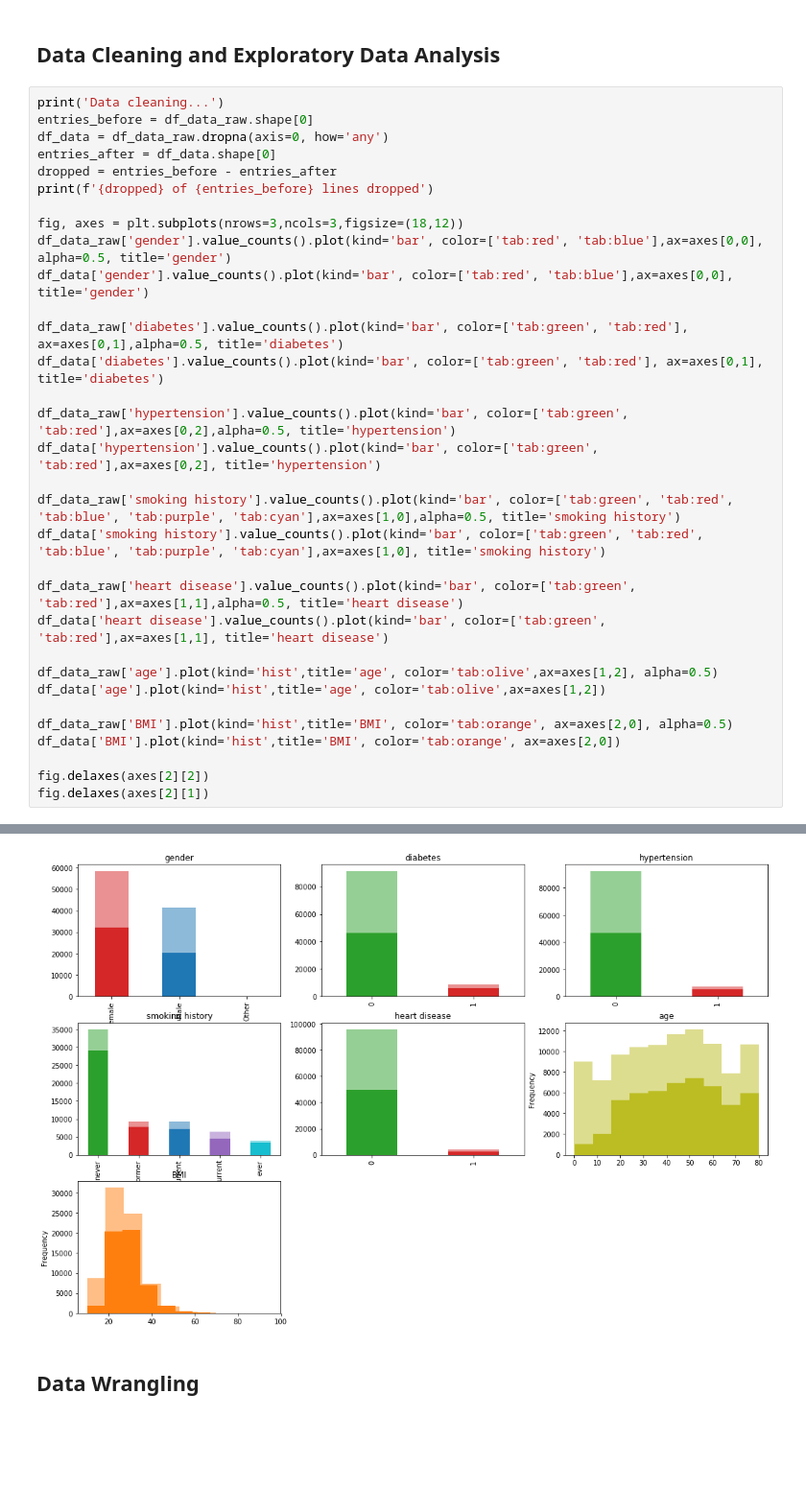
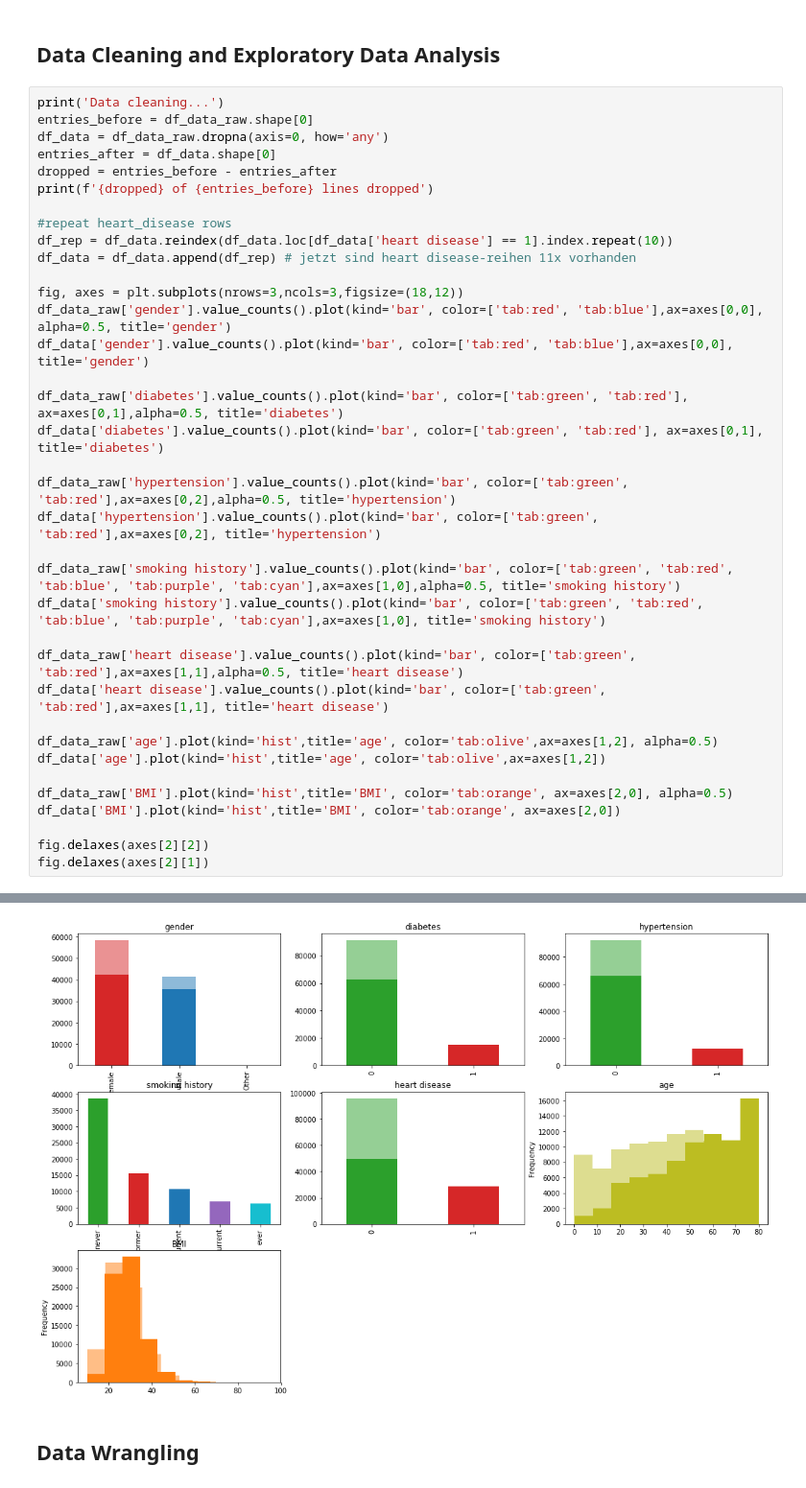
Before and after one commit to SebastianReimer/Classification_clinical_data, a Jupyter notebook: notebooks/Classification_Notebook.ipynb, the cells around one changed output, grey strips where cells are left out. Shown: that part at 96% size. Drawn from its saved outputs; the diff is of its cells as text; blank space fills up the shorter version.

Commit message:
repeated target variables 11x

```diff
--- a/notebooks/Classification_Notebook.ipynb
+++ b/notebooks/Classification_Notebook.ipynb
@@ -28,35 +28,39 @@ df_data = df_data_raw.dropna(axis=0, how='any')
 entries_after = df_data.shape[0]
 dropped = entries_before - entries_after
 print(f'{dropped} of {entries_before} lines dropped')
+
+#repeat heart_disease rows
+df_rep = df_data.reindex(df_data.loc[df_data['heart disease'] == 1].index.repeat(10))
+df_data = df_data.append(df_rep) # jetzt sind heart disease-reihen 11x vorhanden
 
 fig, axes = plt.subplots(nrows=3,ncols=3,figsize=(18,12))
 df_data_raw['gender'].value_counts().plot(kind='bar', color=['tab:red', 'tab:blue'],ax=axes[0,0], alpha=0.5, title='gender')
 df_data['gender'].value_counts().plot(kind='bar', color=['tab:red', 'tab:blue'],ax=axes[0,0], title='gender')
 
 df_data_raw['diabetes'].value_counts().plot(kind='bar', color=['tab:green', 'tab:red'], ax=axes[0,1],alpha=0.5, title='diabetes')
 df_data['diabetes'].value_counts().plot(kind='bar', color=['tab:green', 'tab:red'], ax=axes[0,1], title='diabetes')
 
 df_data_raw['hypertension'].value_counts().plot(kind='bar', color=['tab:green', 'tab:red'],ax=axes[0,2],alpha=0.5, title='hypertension')
 df_data['hypertension'].value_counts().plot(kind='bar', color=['tab:green', 'tab:red'],ax=axes[0,2], title='hypertension')
 
 df_data_raw['smoking history'].value_counts().plot(kind='bar', color=['tab:green', 'tab:red', 'tab:blue', 'tab:purple', 'tab:cyan'],ax=axes[1,0],alpha=0.5, title='smoking history')
 df_data['smoking history'].value_counts().plot(kind='bar', color=['tab:green', 'tab:red', 'tab:blue', 'tab:purple', 'tab:cyan'],ax=axes[1,0], title='smoking history')
 
 df_data_raw['heart disease'].value_counts().plot(kind='bar', color=['tab:green', 'tab:red'],ax=axes[1,1],alpha=0.5, title='heart disease')
 df_data['heart disease'].value_counts().plot(kind='bar', color=['tab:green', 'tab:red'],ax=axes[1,1], title='heart disease')
 
 df_data_raw['age'].plot(kind='hist',title='age', color='tab:olive',ax=axes[1,2], alpha=0.5)
 df_data['age'].plot(kind='hist',title='age', color='tab:olive',ax=axes[1,2])
 
 df_data_raw['BMI'].plot(kind='hist',title='BMI', color='tab:orange', ax=axes[2,0], alpha=0.5)
 df_data['BMI'].plot(kind='hist',title='BMI', color='tab:orange', ax=axes[2,0])
 
 fig.delaxes(axes[2][2])
 fig.delaxes(axes[2][1])
 # %% [output]
 Data cleaning...
 47825 of 100000 lines dropped
-[figure, old version]
+[figure, new version]
 # %% [markdown]
 ## Data Wrangling
 # %%
```
Also changed, not shown: parts of 7 cells of this notebook.
